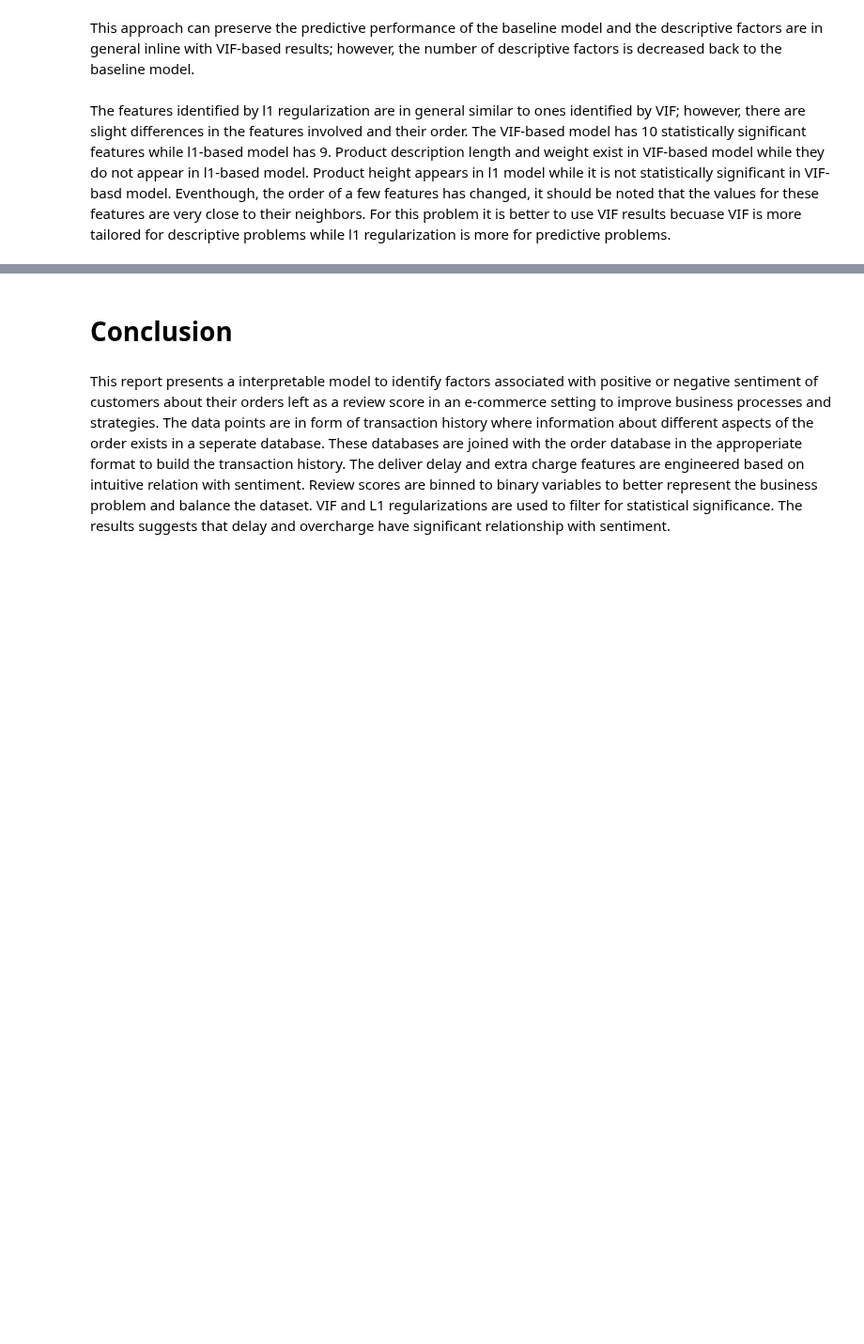
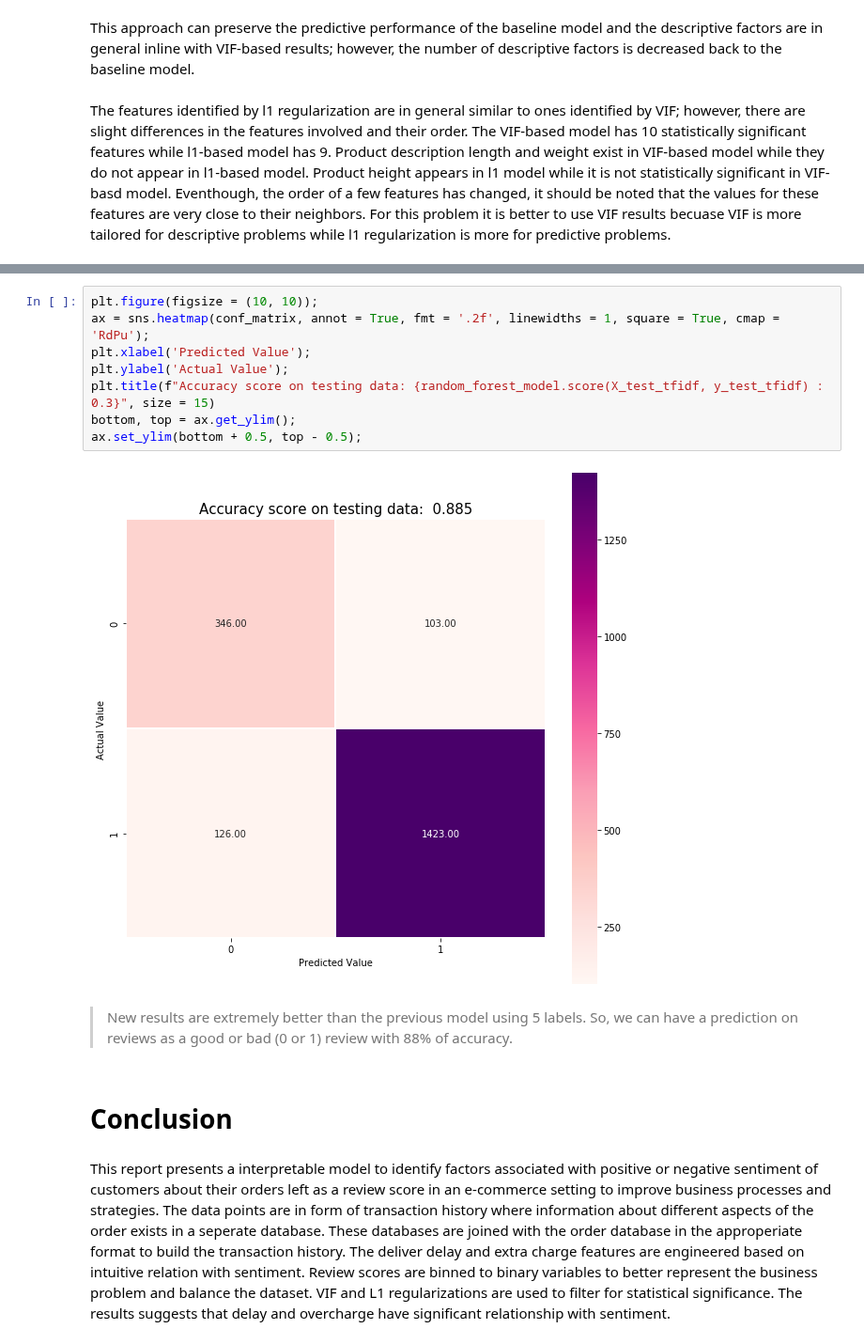
Before and after one commit to alireza-alizadegan/e-commerce-Sales, a Jupyter notebook: Sentiment Analysis.ipynb, the cells around one changed output, grey strips where cells are left out. Shown at 94% size. Drawn from its saved outputs; the diff is of its cells as text; blank space fills up the shorter version.

```diff
--- a/Sentiment Analysis.ipynb
+++ b/Sentiment Analysis.ipynb
@@ -1158,3 +1429,15 @@ The features identified by l1 regularization are in general similar to ones iden
+# %%
+plt.figure(figsize = (10, 10));
+ax = sns.heatmap(conf_matrix, annot = True, fmt = '.2f', linewidths = 1, square = True, cmap = 'RdPu');
+plt.xlabel('Predicted Value');
+plt.ylabel('Actual Value');
+plt.title(f"Accuracy score on testing data: {random_forest_model.score(X_test_tfidf, y_test_tfidf) : 0.3}", size = 15)
+bottom, top = ax.get_ylim();
+ax.set_ylim(bottom + 0.5, top - 0.5);
+# %% [output]
+[figure, added]
+# %% [markdown]
+> New results are extremely better than the previous model using 5 labels. So, we can have a prediction on reviews as a good or bad (0 or 1) review with 88% of accuracy.
 # %% [markdown]
 # Conclusion
 # %% [markdown]
```
Also changed, not shown: parts of 30 cells of this notebook.
